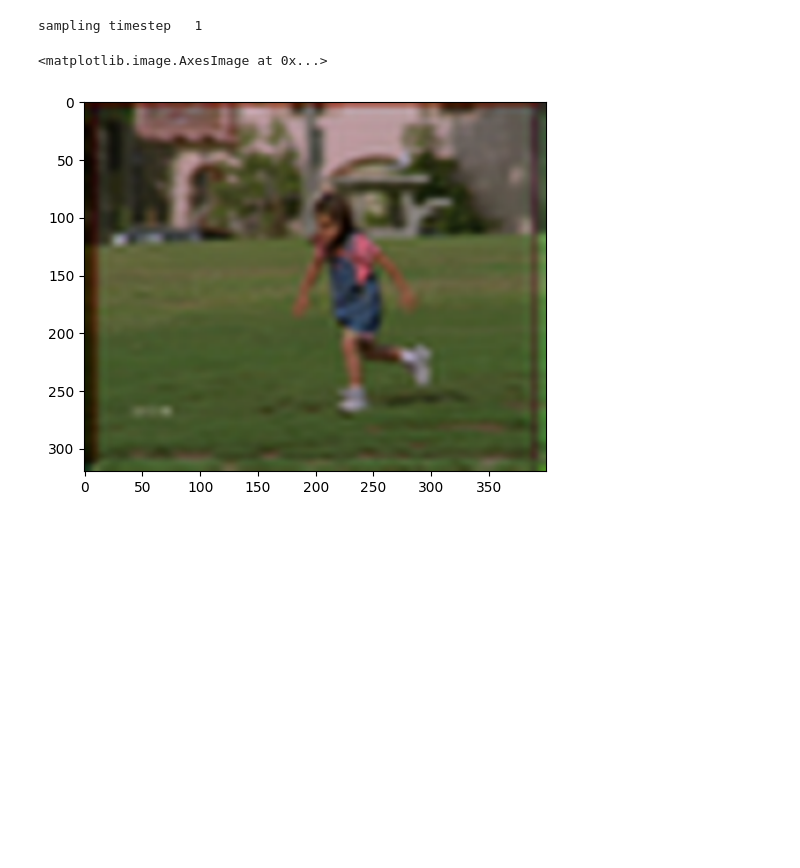
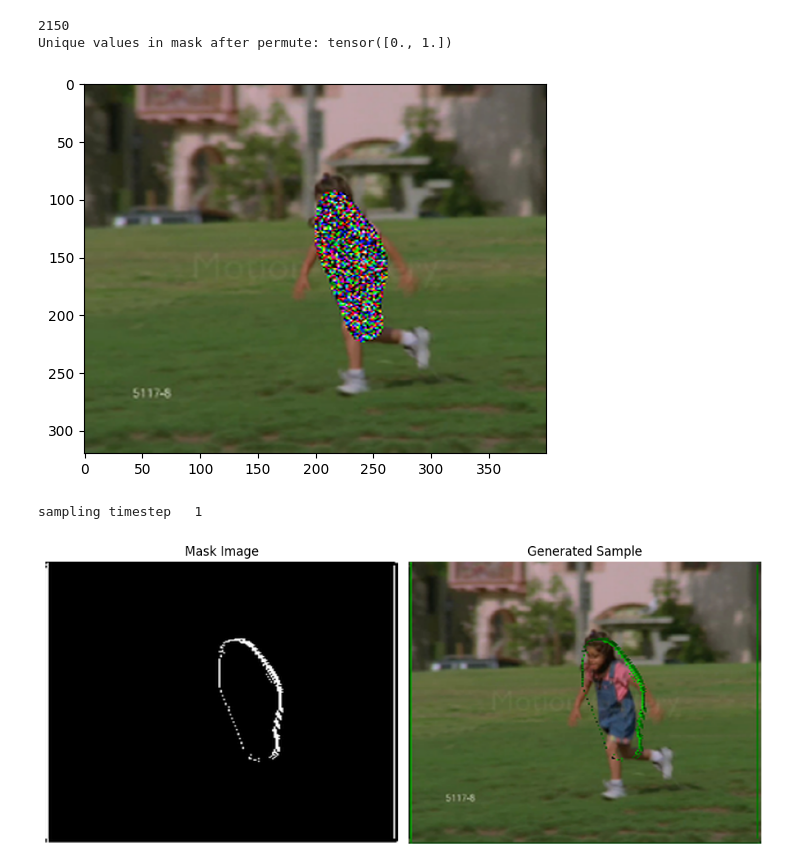
Before and after one commit to IjustAi/smartbrush, a Jupyter notebook: inference.ipynb, the cells around one changed output. Drawn from its saved outputs; the diff is of its cells as text; code cells hidden in the pictures; blank space fills up the shorter version.

```diff
--- a/inference.ipynb
+++ b/inference.ipynb
@@ -19,7 +19,8 @@ from u_net import Unet
 from PIL import Image, ImageOps
 # %%
 device = torch.device('mps') if torch.backends.mps.is_available() else torch.device('cpu')
-timesteps = 20
+#device = torch.device('cpu')
+timesteps = 2
 beta1 = 1e-4
 beta2 = 0.02
 n_feat = 128
@@ -61,14 +62,14 @@ def sample_ddpm(n_sample, x0, mask, save_rate=20): #how to get the coarse mask f
     samples = x0.clone()
     noise = torch.randn_like(samples)
     samples = noise * mask + samples * (1 - mask)
-    '''
+
     samples_numpy = samples.squeeze(0).permute(1, 2, 0).cpu().detach().numpy()
     samples_numpy = np.clip(samples_numpy, 0,1)
     samples_image = Image.fromarray((samples_numpy * 255).astype(np.uint8))
     samples_image_resized = samples_image.resize((400, 320), Image.LANCZOS)
 
     plt.imshow(samples_image_resized)
-    plt.show()'''
+    plt.show()
 
 
     intermediate = []
@@ -83,10 +84,10 @@ def sample_ddpm(n_sample, x0, mask, save_rate=20): #how to get the coarse mask f
 
         mask = (torch.sigmoid(mask_pred) > 0.5).float()
 
+
         samples = denoise_add_noise(samples, i, noise_pred, z)
 
-        samples = noise_pred * mask_pred + x0 * (1 - mask_pred)
-        mask = mask_pred
+        samples = noise_pred * mask+ x0 * (1 - mask)
 
         if i % save_rate == 0 or i == timesteps or i < 8:
             intermediate.append(samples.detach().cpu().numpy())
@@ -96,44 +97,71 @@ def sample_ddpm(n_sample, x0, mask, save_rate=20): #how to get the coarse mask f
 
 
 x0_path = '/Users/chenyufeng/desktop/girl_data/girl.png'
-mask_s_path = '/Users/chenyufeng/desktop/girl_data/girl_mask.png'
+mask_s_path = '/Users/chenyufeng/desktop/girl_data/3.png'
+
 
 mask_s_image = Image.open(mask_s_path)
 original_image = Image.open(x0_path)
 
-mask_s_image = mask_s_image.resize( (64,64),Image.ANTIALIAS)
-original_image = original_image.resize( (64,64), Image.ANTIALIAS)
-
-mask_s_image = ImageOps.grayscale(mask_s_image)
+mask_s_image = mask_s_image.resize( (224,224))
+original_image = original_image.resize( (224,224))
+to_gray = transforms.Grayscale(num_output_channels=1)
+mask_s_image= to_gray(mask_s_image)
 
 mask_s_array = np.array(mask_s_image).astype(np.float32) / 255.0
+
 original_array = np.array(original_image).astype(np.float32) / 255.0
 mask_s_array = np.where(mask_s_array > 0.5, 1.0, 0.0)
 
 
 x0 = torch.tensor(original_array,dtype=torch.float32).permute(2, 0, 1).unsqueeze(0).to(device)
 mask = torch.tensor(mask_s_array,dtype=torch.float32).unsqueeze(0).unsqueeze(0).to(device)
+
+new_indices = torch.nonzero(mask == 1)
+print(len(new_indices))
+
+print("Unique values in mask after permute:", torch.unique(mask))
+
+#print("Unique values in mask after permute:", torch.unique(mask))
 
 
 #model.load_state_dict(torch.load(f"{save_dir}/model_epoch_100.pth", map_location=device), strict=False)
 model.eval()
 plt.clf()
 
 samples, mask,intermediate_ddpm = sample_ddpm(n_sample=1,x0=x0,mask=mask,save_rate=20)
 
 
 mask_numpy = mask.squeeze(0).permute(1, 2, 0).cpu().detach().numpy()
 samples_numpy = samples.squeeze(0).permute(1, 2, 0).cpu().detach().numpy()
-samples_numpy = np.clip(samples_numpy, 0,1)
-mask_numpy = np.clip(mask_numpy,0,1)
+samples_numpy = np.clip(samples_numpy, 0, 1)
+mask_numpy = np.clip(mask_numpy, 0, 1)
 
+mask_numpy_bw = mask_numpy.squeeze(-1) if mask_numpy.ndim > 2 else mask_numpy
+
+mask_image_bw = Image.fromarray((mask_numpy_bw * 255).astype(np.uint8), mode="L")
 samples_image = Image.fromarray((samples_numpy * 255).astype(np.uint8))
+
+mask_image_resized = mask_image_bw.resize((400, 320), Image.LANCZOS)
 samples_image_resized = samples_image.resize((400, 320), Image.LANCZOS)
 
 
-plt.imshow(mask_numpy)
-plt.imshow(samples_image_resized )
+fig, axes = plt.subplots(1, 2, figsize=(10, 5))
+
+
+axes[0].imshow(mask_image_resized, cmap="gray")
+axes[0].set_title("Mask Image")
+axes[0].axis("off")
+
+axes[1].imshow(samples_image_resized)
+axes[1].set_title("Generated Sample")
+axes[1].axis("off")
+
+plt.tight_layout()
+plt.show()
 # %% [output]
-sampling timestep   1
+2150
+Unique values in mask after permute: tensor([0., 1.])
+[figure, new version]
-<matplotlib.image.AxesImage at 0x...>
+sampling timestep   1
-[figure, old version]
+[figure, added]
```
